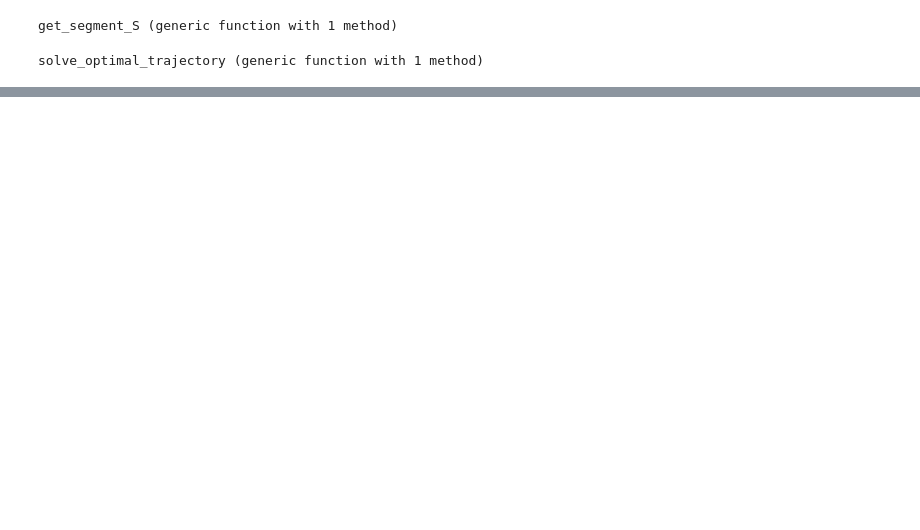
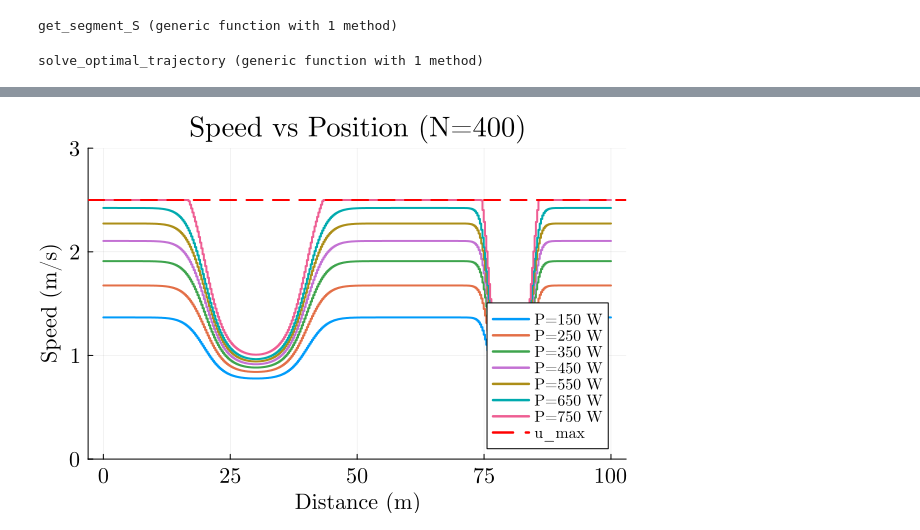
Before and after one commit to kmgovind/periodic-ive, a Jupyter notebook: simple_sensitivity/N_quantity.ipynb, the cells around one changed output, grey strips where cells are left out. Drawn from its saved outputs; the diff is of its cells as text; code cells hidden in the pictures; blank space fills up the shorter version.

```diff
--- a/simple_sensitivity/N_quantity.ipynb
+++ b/simple_sensitivity/N_quantity.ipynb
@@ -246,0 +397,15 @@ plot!()
+# %%
+
+# Plot 1: speed vs position
+p_pos = plot(
+    title = "Speed vs Position (N=$N_fixed)",
+    xlabel = "Distance (m)",
+    ylabel = "Speed (m/s)"
+)
+for P_in in sort(collect(keys(speed_profiles)))
+    plot!(p_pos, s_grid, speed_profiles[P_in], linetype=:step, lw=2, label="P=$(Int(round(P_in))) W")
+end
+hline!(p_pos, [u_max], lw=2, ls=:dash, color=:red, label="u_max")
+ylims!(p_pos, 0, u_max + 0.5)
+# %% [output]
+[figure, added]
```
Also changed, not shown: parts of 15 cells of this notebook, 9 other files.
